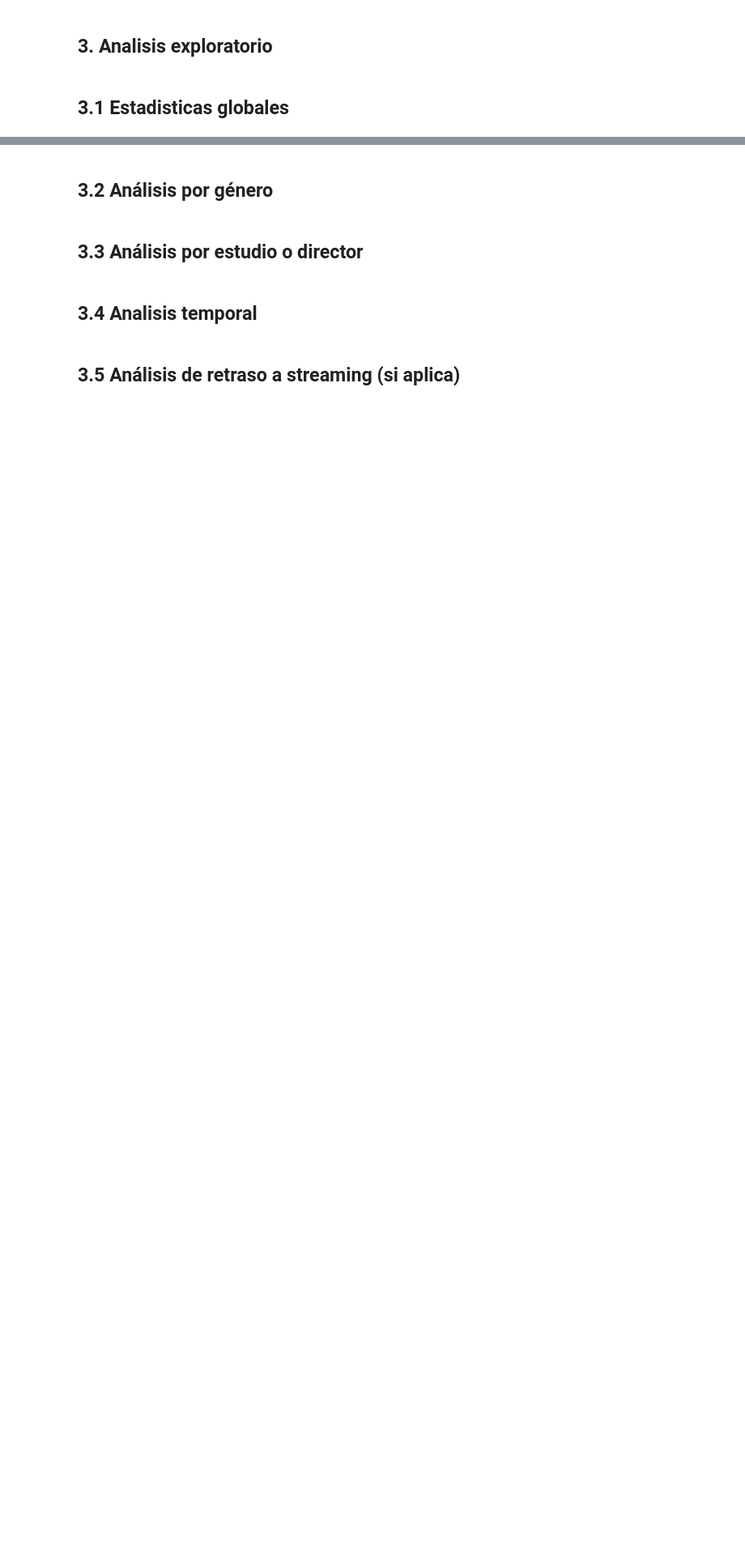
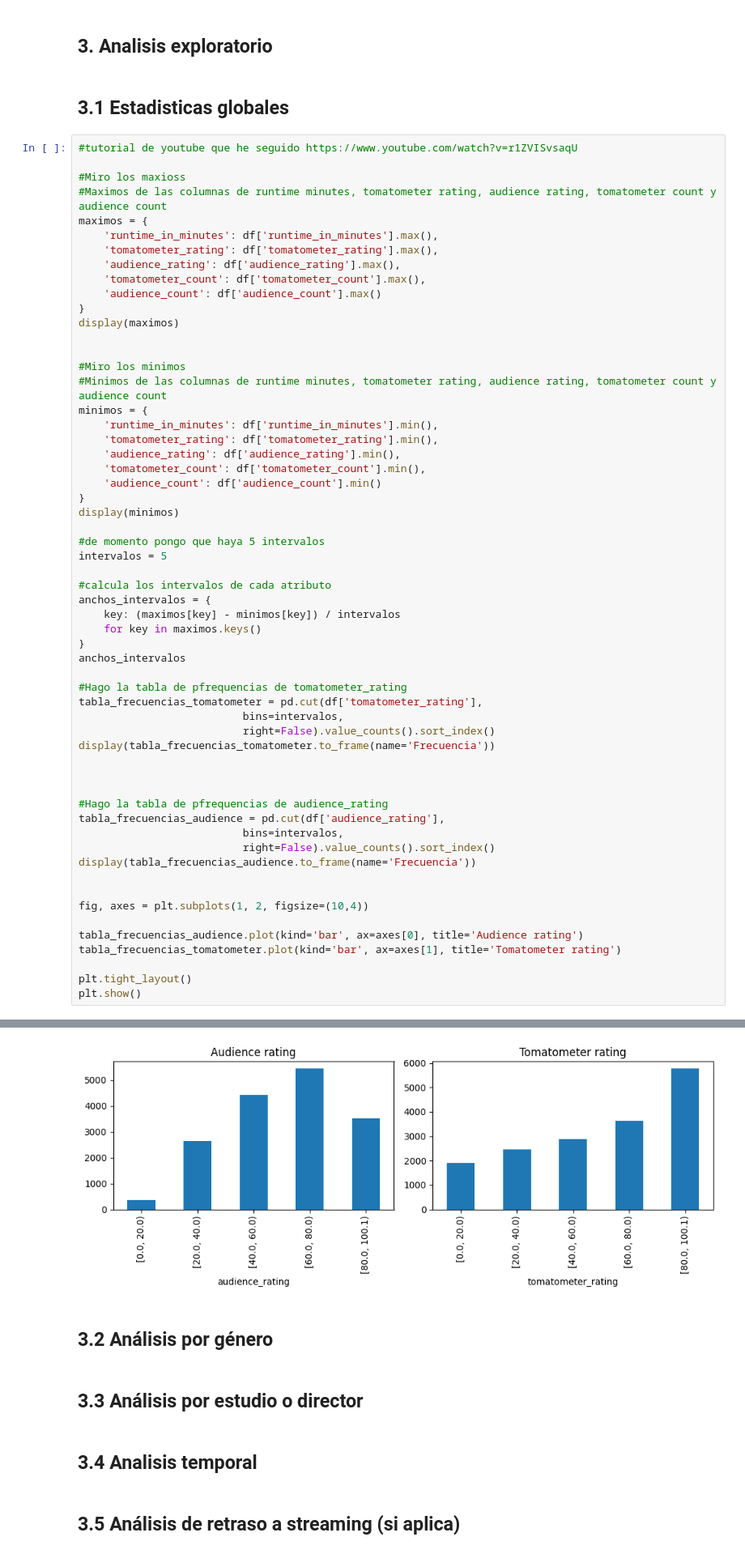
Before and after one commit to JoanMarcMM/RA2_AnalizarDataSet_RottenTomatoes_MarioJoanMarc, a Jupyter notebook: analisis/ficha.ipynb, the cells around one changed output, grey strips where cells are left out. Shown: that part at 81% size. Saved outputs shown, nothing was run; the diff lists cells and outputs as text; blank space fills up the shorter version.

```diff
--- a/analisis/ficha.ipynb
+++ b/analisis/ficha.ipynb
@@ -205,3 +271,62 @@ Tamaño tras eliminar duplicados: (16637, 18)
 ## 3. Analisis exploratorio
 # %% [markdown]
 ## 3.1 Estadisticas globales
+# %%
+#tutorial de youtube que he seguido https://www.youtube.com/watch?v=r1ZVISvsaqU
+
+#Miro los maxioss
+#Maximos de las columnas de runtime minutes, tomatometer rating, audience rating, tomatometer count y audience count
+maximos = {
+    'runtime_in_minutes': df['runtime_in_minutes'].max(),
+    'tomatometer_rating': df['tomatometer_rating'].max(),
+    'audience_rating': df['audience_rating'].max(),
+    'tomatometer_count': df['tomatometer_count'].max(),
+    'audience_count': df['audience_count'].max()
+}
+display(maximos)
+
+
+#Miro los minimos
+#Minimos de las columnas de runtime minutes, tomatometer rating, audience rating, tomatometer count y audience count
+minimos = {
+    'runtime_in_minutes': df['runtime_in_minutes'].min(),
+    'tomatometer_rating': df['tomatometer_rating'].min(),
+    'audience_rating': df['audience_rating'].min(),
+    'tomatometer_count': df['tomatometer_count'].min(),
+    'audience_count': df['audience_count'].min()
+}
+display(minimos)
+
+#de momento pongo que haya 5 intervalos
+intervalos = 5
+
+#calcula los intervalos de cada atributo
+anchos_intervalos = {
+    key: (maximos[key] - minimos[key]) / intervalos
+    for key in maximos.keys()
+}
+anchos_intervalos
+
+#Hago la tabla de pfrequencias de tomatometer_rating
+tabla_frecuencias_tomatometer = pd.cut(df['tomatometer_rating'],
+                          bins=intervalos,
+                          right=False).value_counts().sort_index()
+display(tabla_frecuencias_tomatometer.to_frame(name='Frecuencia'))
+
+
+
+#Hago la tabla de pfrequencias de audience_rating
+tabla_frecuencias_audience = pd.cut(df['audience_rating'],
+                          bins=intervalos,
+                          right=False).value_counts().sort_index()
+display(tabla_frecuencias_audience.to_frame(name='Frecuencia'))
+
+
+fig, axes = plt.subplots(1, 2, figsize=(10,4))
+
+tabla_frecuencias_audience.plot(kind='bar', ax=axes[0], title='Audience rating')
+tabla_frecuencias_tomatometer.plot(kind='bar', ax=axes[1], title='Tomatometer rating')
+
+plt.tight_layout()
+plt.show()
+# %% [output]
@@ -208,3 +357,4 @@ Tamaño tras eliminar duplicados: (16637, 18)
+[figure, added]
 # %% [markdown]
 ## 3.2 Análisis por género
 # %% [markdown]
```
Also changed, not shown: parts of 3 cells of this notebook.
